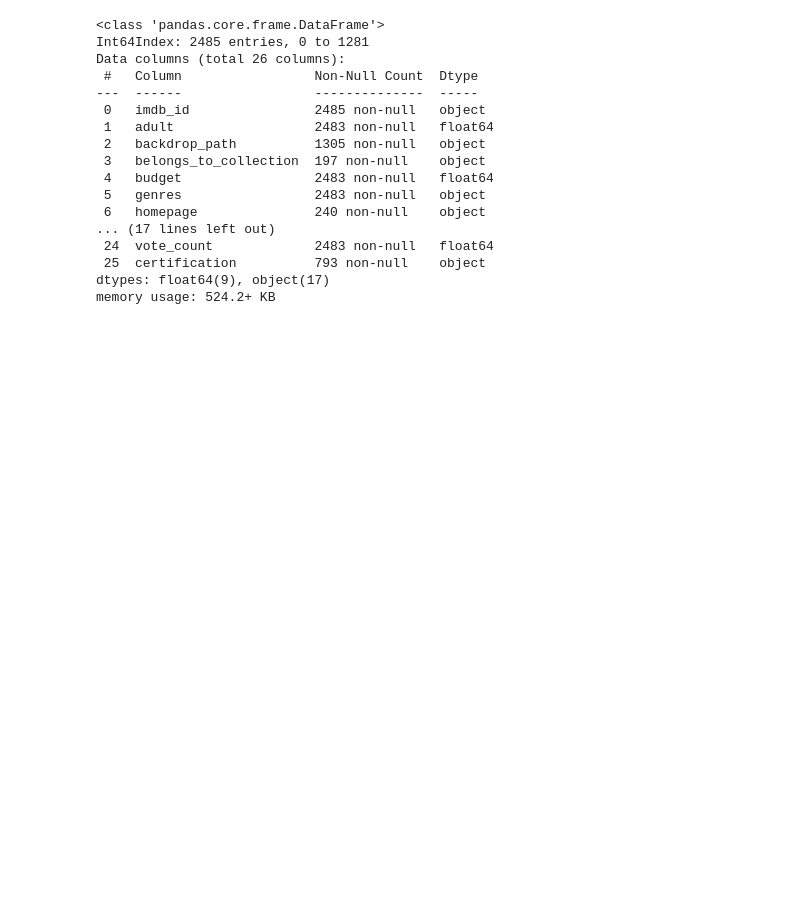
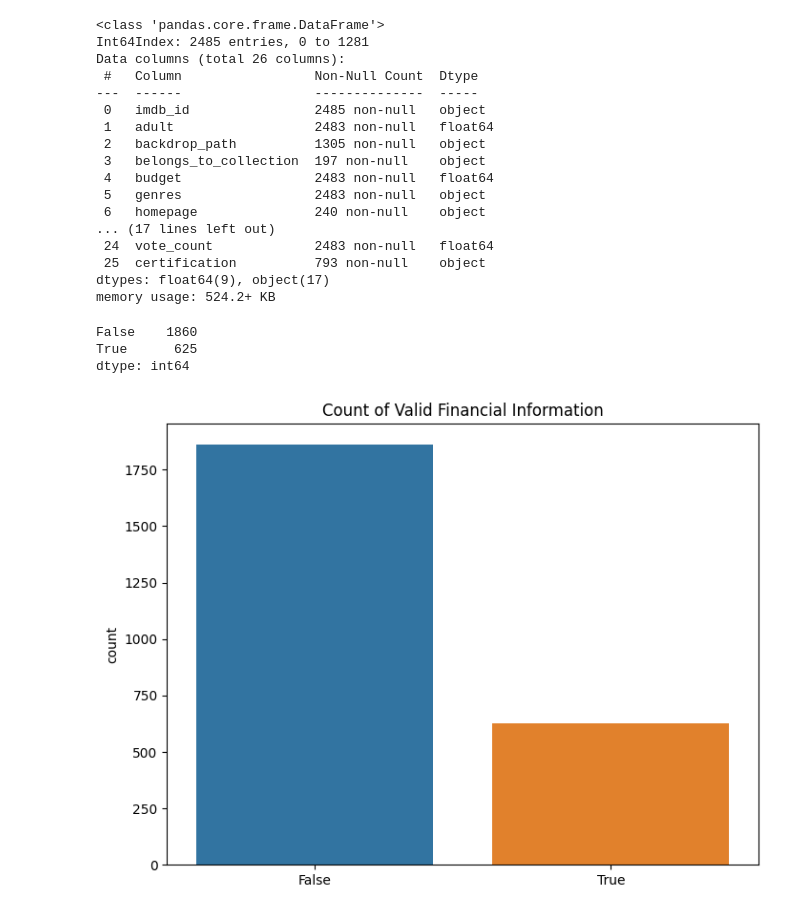
Before and after one commit to shellymduncan/Projec-3-TMDB, a Jupyter notebook: Project 3 - IMDB - Part 2-EDA..ipynb, the cells around one changed output. Drawn from its saved outputs; the diff is of its cells as text; code cells hidden in the pictures; blank space fills up the shorter version.

```diff
--- a/Project 3 - IMDB - Part 2-EDA..ipynb
+++ b/Project 3 - IMDB - Part 2-EDA..ipynb
@@ -67,4 +68,16 @@ dtypes: float64(9), object(17)
 memory usage: 524.2+ KB
 # %%
 # how many movies had at least some valid financial information (values > 0 for budget OR revenue)?
-# create a filter for
+df_filter = (new_data['budget'] > 0) | (new_data['revenue'] > 0)
+df_filter.value_counts()
+# %% [output]
+False    1860
+True      625
+dtype: int64
+# %%
+# plot
+plt.figure(figsize = (8, 6))
+sns.countplot(x = df_filter)
+plt.title('Count of Valid Financial Information');
+# %% [output]
+[figure, added]
```
Also changed, not shown: parts of 5 cells of this notebook, 2 other files.
